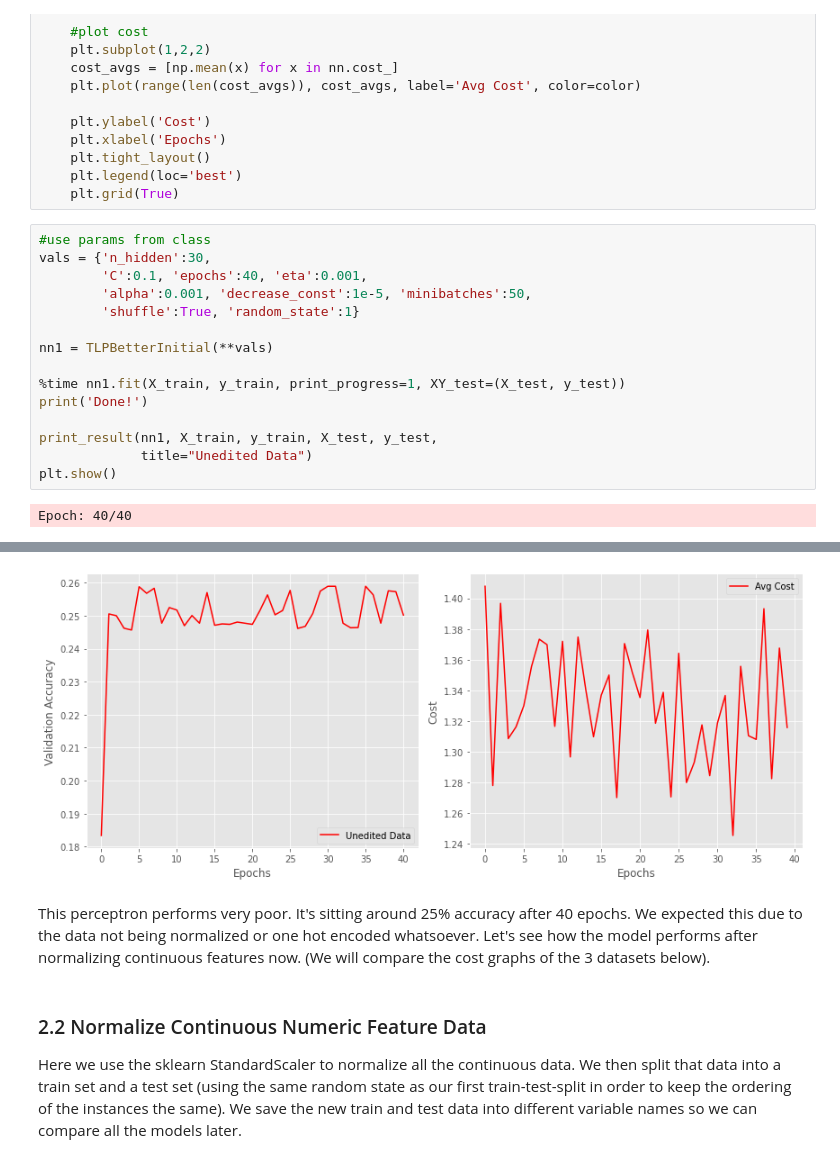
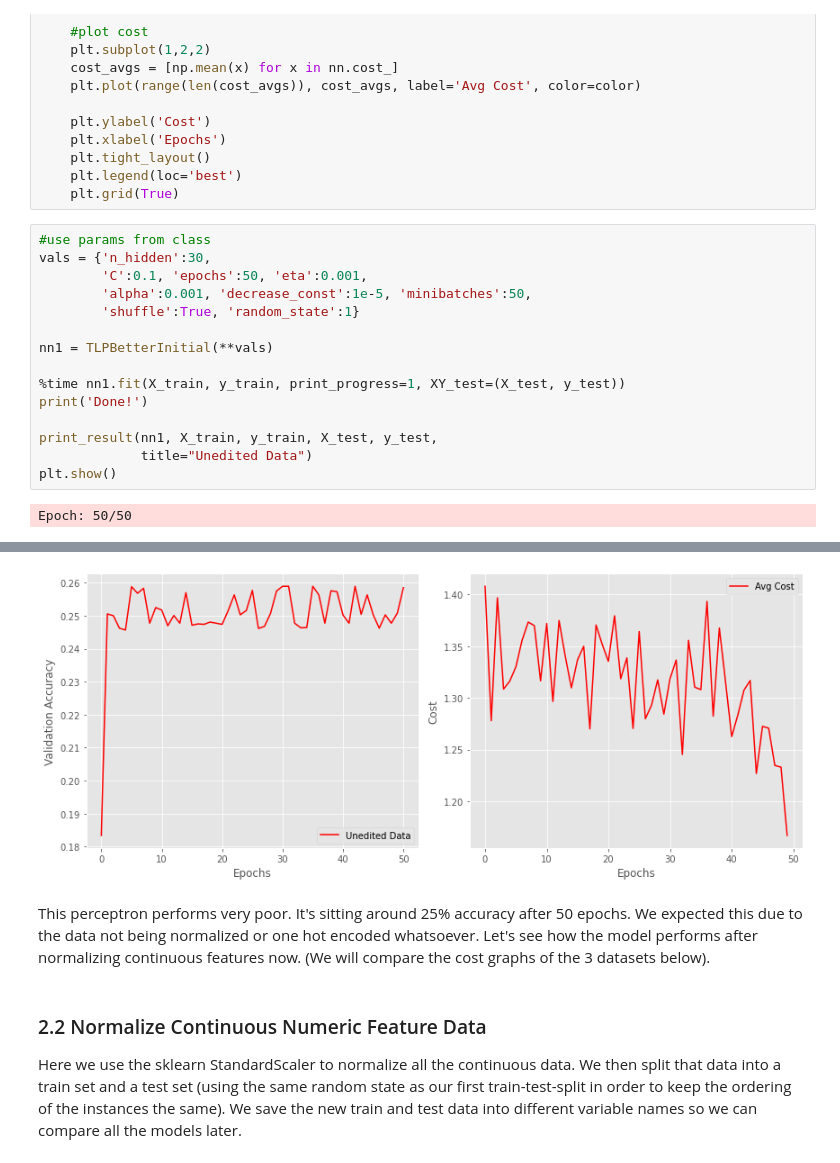
Before and after one commit to harrisonnoble/ml-projects, a Jupyter notebook: Lab 4/Lab 4.ipynb, the cells around one changed output, grey strips where cells are left out. Cells and saved outputs as stored; diff of their text form.

```diff
--- a/Lab 4/Lab 4.ipynb
+++ b/Lab 4/Lab 4.ipynb
@@ -455,7 +455,7 @@ def print_result(nn, X_train, y_train, X_test, y_test, title="", color="red"):
 # %%
 #use params from class
 vals = {'n_hidden':30,
-        'C':0.1, 'epochs':40, 'eta':0.001,
+        'C':0.1, 'epochs':50, 'eta':0.001,
         'alpha':0.001, 'decrease_const':1e-5, 'minibatches':50,
         'shuffle':True, 'random_state':1}
 
@@ -468,4 +468,4 @@ print_result(nn1, X_train, y_train, X_test, y_test,
              title="Unedited Data")
 plt.show()
 # %% [output]
-Epoch: 40/40
+Epoch: 50/50
@@ -479,6 +479,6 @@ Validation acc: 0.2502062706270627
-[figure, old version]
+[figure, new version]
 # %% [markdown]
-This perceptron performs very poor. It's sitting around 25% accuracy after 40 epochs. We expected this due to the data not being normalized or one hot encoded whatsoever. Let's see how the model performs after normalizing continuous features now. (We will compare the cost graphs of the 3 datasets below).
+This perceptron performs very poor. It's sitting around 25% accuracy after 50 epochs. We expected this due to the data not being normalized or one hot encoded whatsoever. Let's see how the model performs after normalizing continuous features now. (We will compare the cost graphs of the 3 datasets below).
 # %% [markdown]
 ### 2.2 Normalize Continuous Numeric Feature Data
 
```
Also changed, not shown: parts of 25 cells of this notebook.
